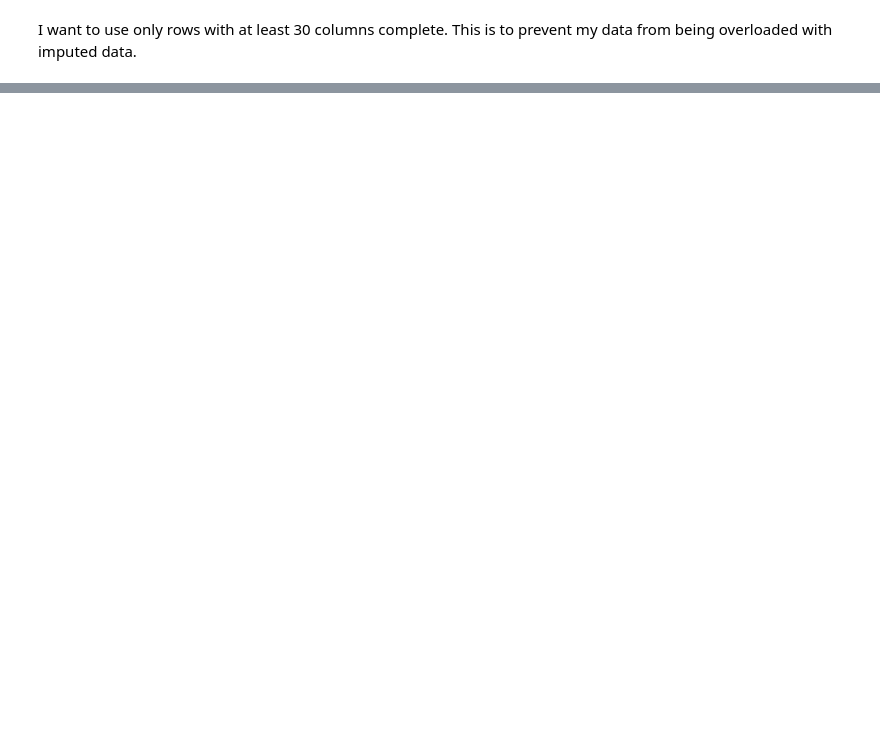
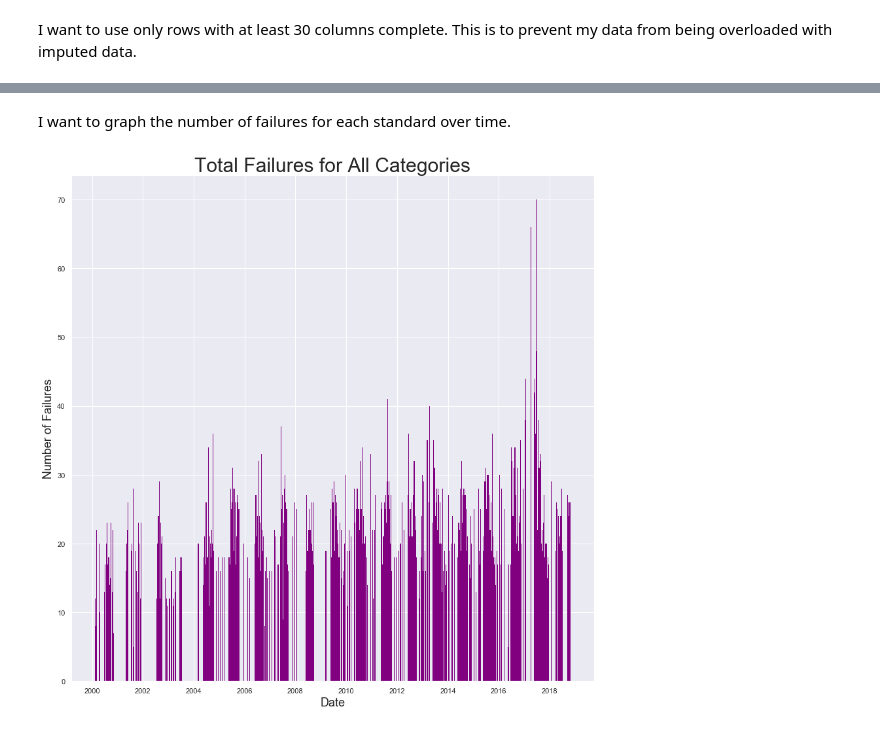
Before and after one commit to dradamski/capstone-two, a Jupyter notebook: notebooks/Data Exploration.ipynb, the cells around one changed output, grey strips where cells are left out. Drawn from its saved outputs; the diff is of its cells as text; code cells hidden in the pictures; blank space fills up the shorter version.

```diff
--- a/notebooks/Data Exploration.ipynb
+++ b/notebooks/Data Exploration.ipynb
@@ -513,0 +366,9 @@ wet_df.corr()
+# %%
+final_df = pd.DataFrame()
+for site in ffill_df['Sampling Location'].unique():
+    site_df = ffill_df[ffill_df['Sampling Location'] == site].sort_values(by='Sample Date')
+    site_df = site_df.fillna(method='bfill')
+    final_df = final_df.append(site_df)
+# %%
+final_df = final_df.sort_index()
+final_df = final_df.reset_index(drop=True)
@@ -513,0 +472,6 @@ wet_df.corr()
+# %%
+fail_col = []
+for col, func in check_funcs.items():
+    new_col = col + ' Failure'
+    fail_col.append(new_col)
+    final_df[new_col] = final_df[col].apply(func)
@@ -513,0 +490,22 @@ wet_df.corr()
+# %% [markdown]
+I want to graph the number of failures for each standard over time.
+# %%
+x = []
+y = []
+for date in final_df['Sample Date']:
+    x.append(date)
+    total = 0
+    for col in fail_col:
+        total += final_df[final_df['Sample Date'] == date][col].sum()
+    y.append(total)
+    print(date)
+# %%
+_ = plt.figure(figsize=(12, 12))
+_ = plt.title('Total Failures for All Categories', fontsize=30)
+_ = plt.xlabel('Date', fontsize=18)
+_ = plt.ylabel('Number of Failures', fontsize=18)
+_ = plt.bar(x=x, height=y, edgecolor='purple')
+_ = plt.tight_layout()
+_ = plt.show()
+# %% [output]
+[figure, added]
```
Also changed, not shown: parts of 37 cells of this notebook.
